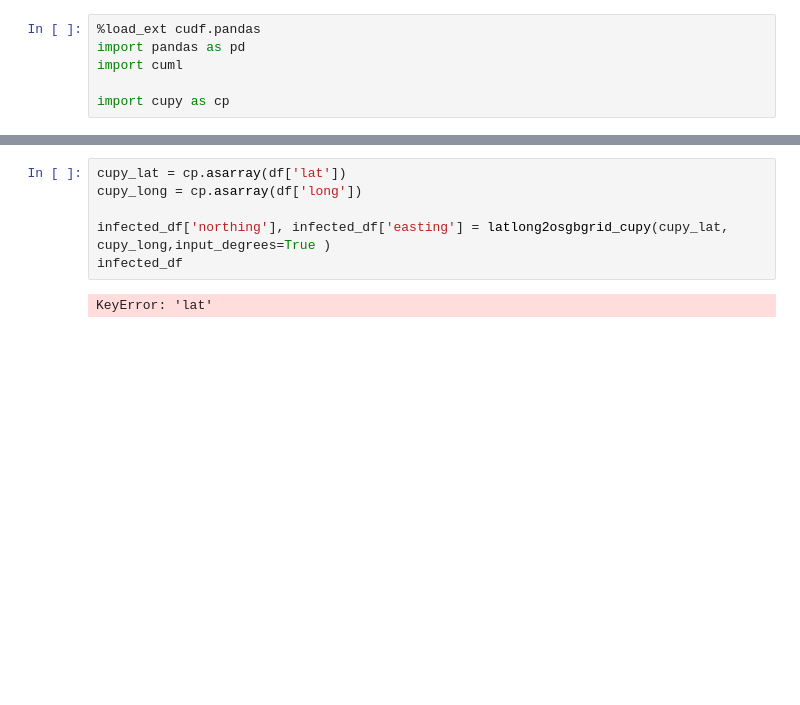
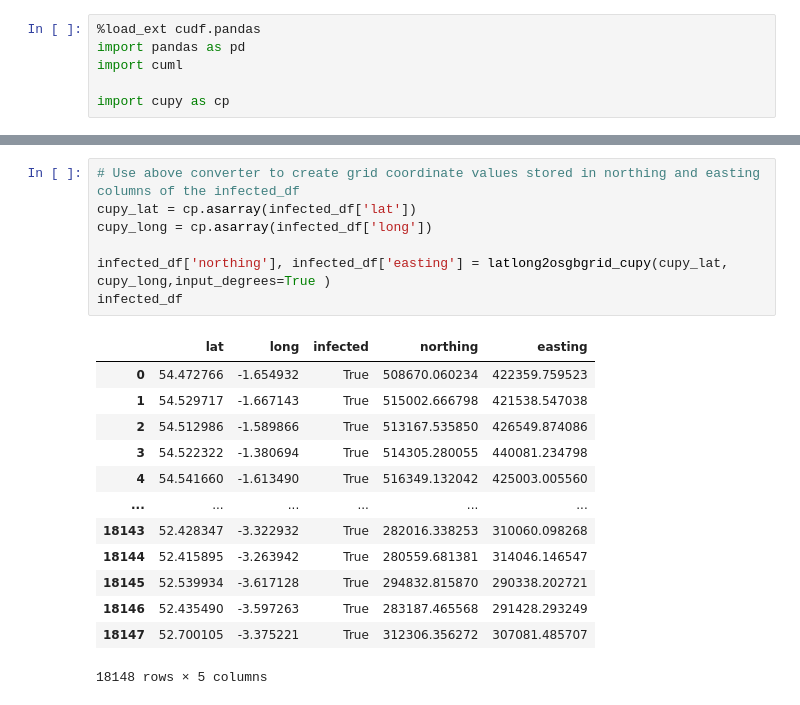
Before and after one commit to Richsrivastava/End-End_Data_Science_Workflows, a Jupyter notebook: Dense_Geographic_Cluster_Estimate_FindInfected.ipynb, the cells around one changed output, grey strips where cells are left out. Cells and saved outputs as stored; diff of their text form; blank space fills up the shorter version.

```diff
--- a/Dense_Geographic_Cluster_Estimate_FindInfected.ipynb
+++ b/Dense_Geographic_Cluster_Estimate_FindInfected.ipynb
@@ -92,10 +118,23 @@ def latlong2osgbgrid_cupy(lat, long, input_degrees=True):
 
     return(northing, easting)
 # %%
-cupy_lat = cp.asarray(df['lat'])
-cupy_long = cp.asarray(df['long'])
+# Use above converter to create grid coordinate values stored in northing and easting columns of the infected_df
+cupy_lat = cp.asarray(infected_df['lat'])
+cupy_long = cp.asarray(infected_df['long'])
 
 infected_df['northing'], infected_df['easting'] = latlong2osgbgrid_cupy(cupy_lat, cupy_long,input_degrees=True )
 infected_df
 # %% [output]
+|  | lat | long | infected | northing | easting |
+| 0 | 54.472766 | -1.654932 | True | 508670.060234 | 422359.759523 |
+| 1 | 54.529717 | -1.667143 | True | 515002.666798 | 421538.547038 |
+| 2 | 54.512986 | -1.589866 | True | 513167.535850 | 426549.874086 |
+| 3 | 54.522322 | -1.380694 | True | 514305.280055 | 440081.234798 |
+| 4 | 54.541660 | -1.613490 | True | 516349.132042 | 425003.005560 |
+| ... | ... | ... | ... | ... | ... |
+| 18143 | 52.428347 | -3.322932 | True | 282016.338253 | 310060.098268 |
+| 18144 | 52.415895 | -3.263942 | True | 280559.681381 | 314046.146547 |
+| 18145 | 52.539934 | -3.617128 | True | 294832.815870 | 290338.202721 |
+| 18146 | 52.435490 | -3.597263 | True | 283187.465568 | 291428.293249 |
+| 18147 | 52.700105 | -3.375221 | True | 312306.356272 | 307081.485707 |
-KeyError: 'lat'
+18148 rows × 5 columns
```
Also changed, not shown: parts of 9 cells of this notebook.
